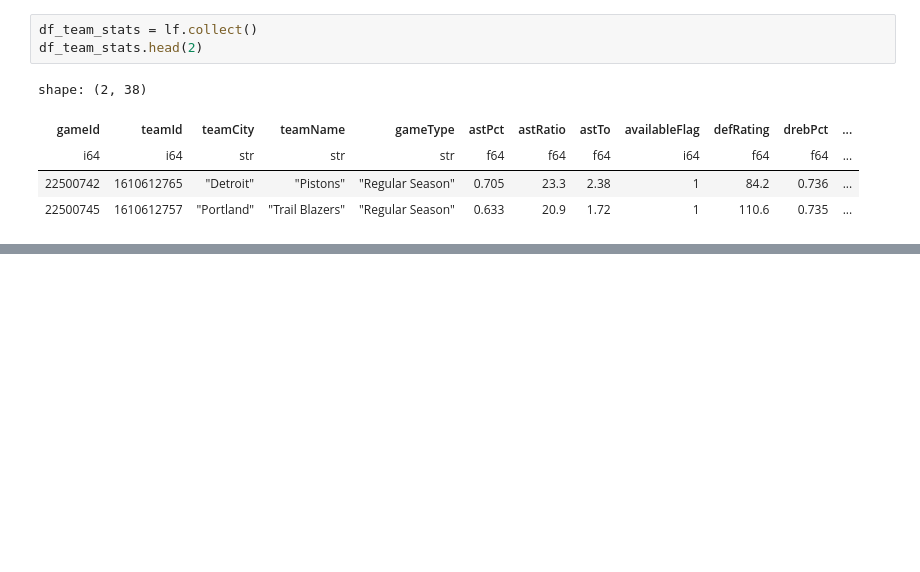
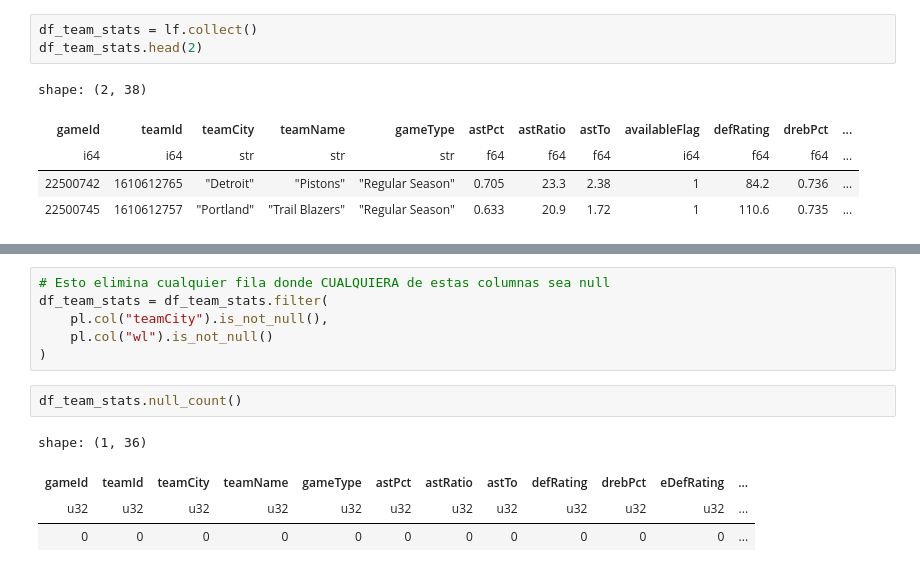
Before and after one commit to mateorzan/polarsNBA, a Jupyter notebook: notebooks/Team_stats.ipynb, the cells around one changed output, grey strips where cells are left out. Drawn from its saved outputs; the diff is of its cells as text; blank space fills up the shorter version.

```diff
--- a/notebooks/Team_stats.ipynb
+++ b/notebooks/Team_stats.ipynb
@@ -154,0 +174,13 @@ shape: (2, 38)
+# %%
+# Esto elimina cualquier fila donde CUALQUIERA de estas columnas sea null
+df_team_stats = df_team_stats.filter(
+    pl.col("teamCity").is_not_null(),
+    pl.col("wl").is_not_null()
+)
+# %%
+df_team_stats.null_count()
+# %% [output]
+shape: (1, 36)
+| gameId | teamId | teamCity | teamName | gameType | astPct | astRatio | astTo | defRating | drebPct | eDefRating | ... |
+| u32 | u32 | u32 | u32 | u32 | u32 | u32 | u32 | u32 | u32 | u32 | ... |
+| 0 | 0 | 0 | 0 | 0 | 0 | 0 | 0 | 0 | 0 | 0 | ... |
```
Also changed, not shown: parts of 5 cells of this notebook, 2 other files.
